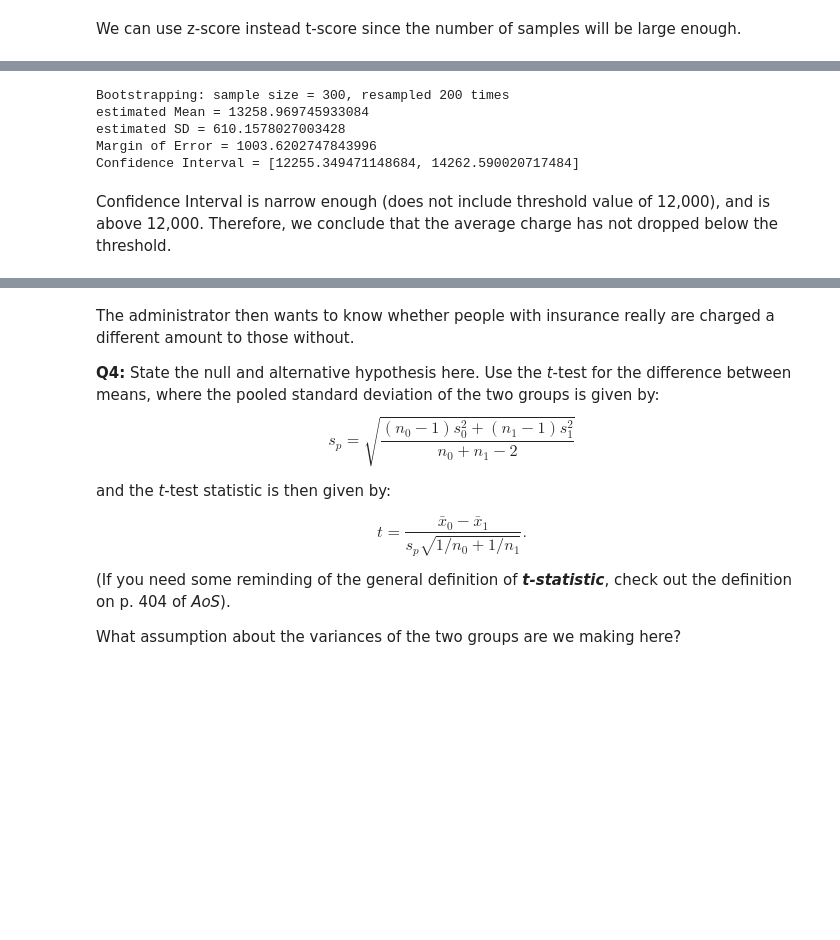
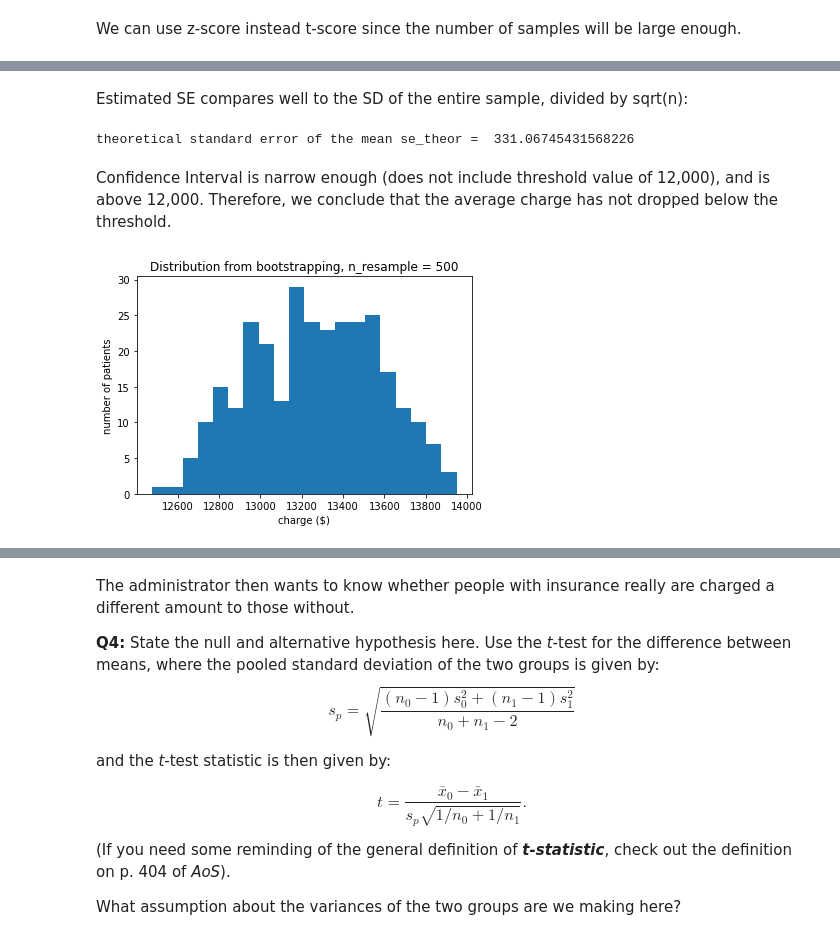
Before and after one commit to ysereda/Springboard, a Jupyter notebook: 11.1.3_Frequentist_Inference_Case_Study_B.ipynb, the cells around one changed output, grey strips where cells are left out. Drawn from its saved outputs; the diff is of its cells as text; code cells hidden in the pictures; blank space fills up the shorter version.

```diff
--- a/11.1.3_Frequentist_Inference_Case_Study_B.ipynb
+++ b/11.1.3_Frequentist_Inference_Case_Study_B.ipynb
@@ -62,6 +63,8 @@ plt.show()
 # %%
-print("mean charge = $"+str( np.mean(medical.charges) ))
-print("SD of charge = $"+str( np.std(medical.charges, ddof=1) ))
+charge_av = np.mean(medical.charges)
+charge_sd = np.std(medical.charges, ddof=1)
+print("mean charge = $"+str(charge_av))
+print("SD of charge = $"+str(charge_sd))
 # %% [output]
 mean charge = $13270.422265141257
 SD of charge = $12110.011236693994
@@ -93,11 +96,11 @@ def bootstrap(data, n_sample, n_resample):
     for i in range(n_resample):
         means[i] = np.mean(data.sample(n_sample, replace=True))
     ave = np.mean(means)
-    print("estimated Mean =",ave)
+    print("average Mean =",ave)
     std = np.std(means, ddof=1)
-    print("estimated SD =",std)
+    print("estimated SE =",std)
     ME = np.abs(z_critical)*std
     print("Margin of Error =",ME)
     CI = [ave-ME, ave+ME]
     print("Confidence Interval =",CI)
-    return ave, std
+    return means, ave, std
@@ -108,10 +107,23 @@ Object `random.sample` not found.
-# %%
-charge_av, charge_std = bootstrap(medical.charges, 300, 200)
-# %% [output]
-Bootstrapping: sample size = 300, resampled 200 times
-estimated Mean = 13258.969745933084
-estimated SD = 610.1578027003428
-Margin of Error = 1003.6202747843996
-Confidence Interval = [12255.349471148684, 14262.590020717484]
+# %%
+for n_resample in range(2,501):
+    charge_means, charge_av, charge_se = bootstrap(medical.charges, medical.shape[0], n_resample)
+    # write to file
+    fd = open('C:/Sereda/Lectures/Springboard/11/1.3/boots_converg.csv', 'a')
+    fd.write(str(n_resample)+","+str(charge_av)+","+str(charge_se)+"\n")
+    fd.close()
+# %% [markdown]
+Estimated SE compares well to the SD of the entire sample, divided by sqrt(n):
+# %%
+se_theor = charge_sd/np.sqrt(medical.shape[0])
+print("theoretical standard error of the mean se_theor = ",se_theor)
+# %% [output]
+theoretical standard error of the mean se_theor =  331.06745431568226
 # %% [markdown]
 Confidence Interval is narrow enough (does not include threshold value of 12,000), and is above 12,000. Therefore, we conclude that the average charge has not dropped below the threshold.
+# %%
+_ = plt.hist(means, bins=20)
+_ = plt.xlabel('charge ($)')
+_ = plt.ylabel('number of patients')
+_ = plt.title("Distribution from bootstrapping, n_resample = "+str(n_resample))
+# %% [output]
+[figure, added]
```
Also changed, not shown: parts of 35 cells of this notebook.
